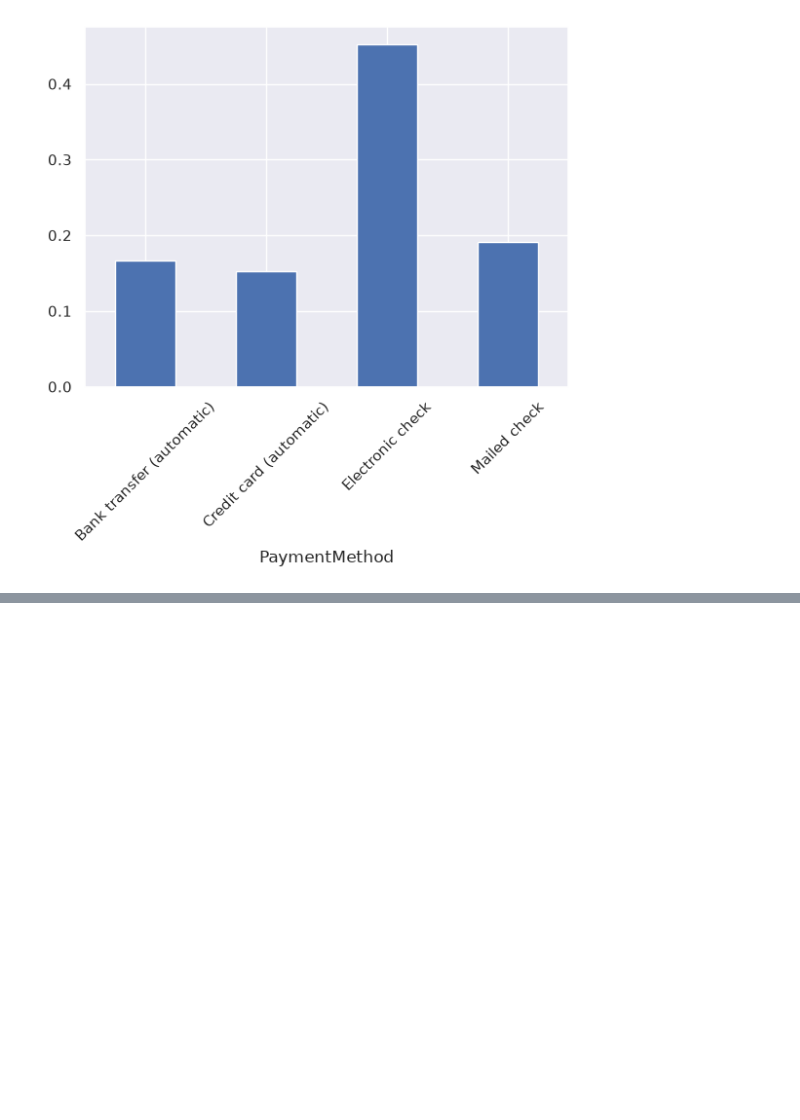
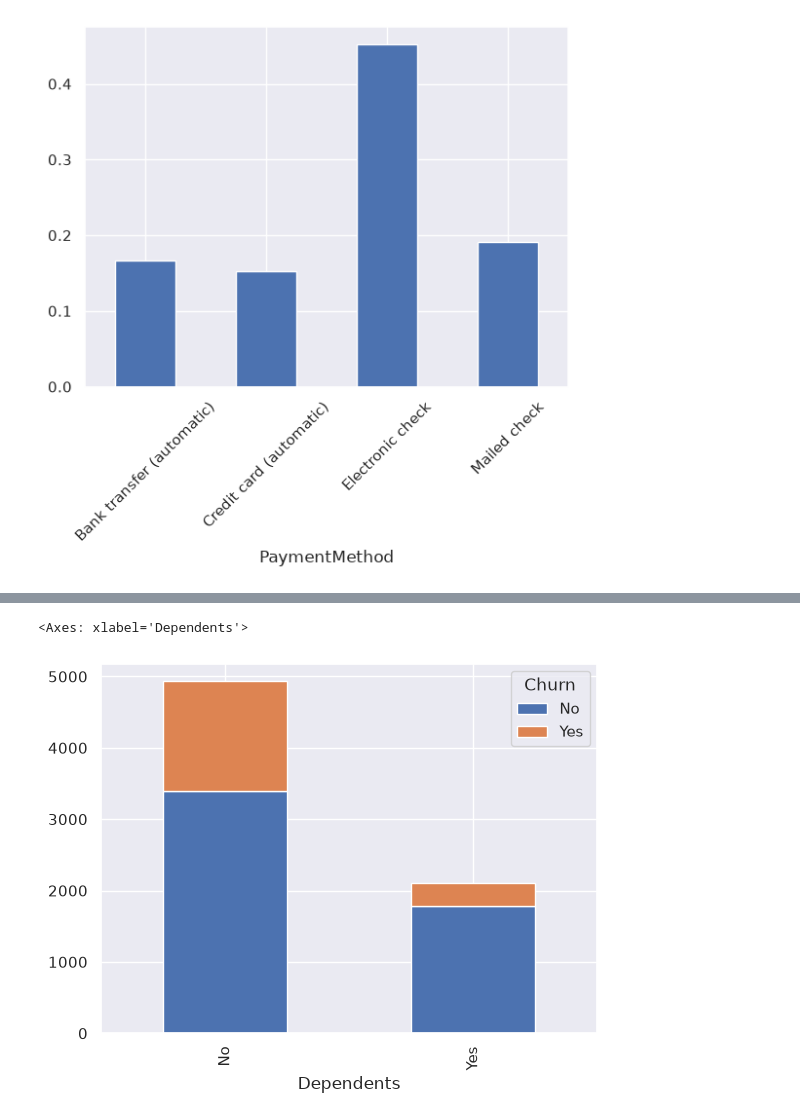
Before and after one commit to balpie/CustomerChurnAnalysis, a Jupyter notebook: data/data_analysis.ipynb, the cells around one changed output, grey strips where cells are left out. Saved outputs shown, nothing was run; the diff lists cells and outputs as text; code cells hidden in the pictures; blank space fills up the shorter version.

```diff
--- a/data/data_analysis.ipynb
+++ b/data/data_analysis.ipynb
@@ -137,0 +63,7 @@ plt.xticks(rotation=45)
+# %%
+# Valuto il tasso di abbandono (normalizzato) per cittadini senior e non senior
+table = pd.crosstab(df["Dependents"], df["Churn"])
+table.plot(kind="bar", stacked=True)
+# %% [output]
+<Axes: xlabel='Dependents'>
+[figure, added]
```
Also changed, not shown: parts of 12 cells of this notebook, 5 other files.
